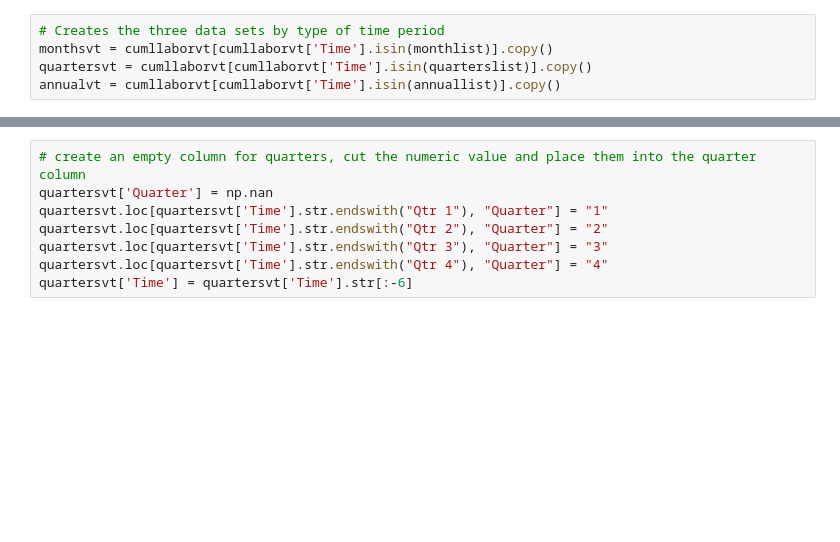
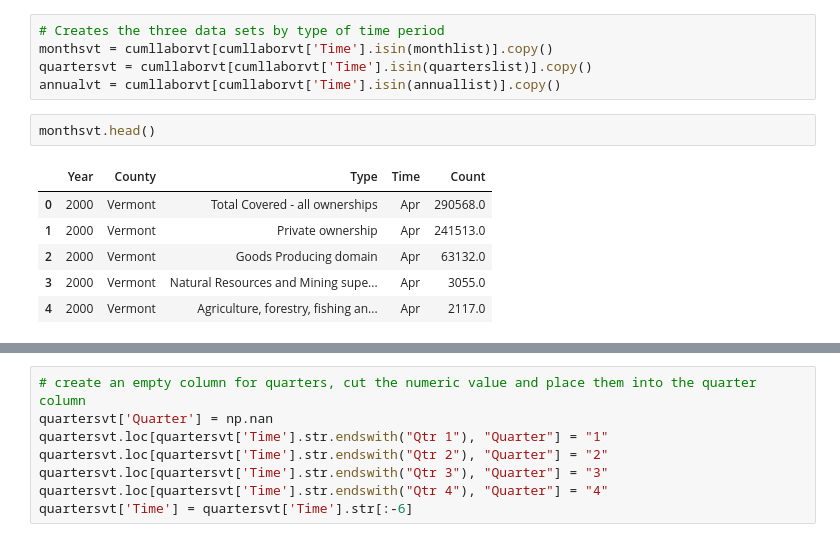
Before and after one commit to kefortney/Labor-Ind-Sect-State-County-2000-2017, a Jupyter notebook: 2. Transformation to Tidy Data Structure.ipynb, the cells around one changed output, grey strips where cells are left out. Cells and saved outputs as stored; diff of their text form; blank space fills up the shorter version.

```diff
--- a/2. Transformation to Tidy Data Structure.ipynb
+++ b/2. Transformation to Tidy Data Structure.ipynb
@@ -174,3 +245,12 @@ cumllaborvt['Count'] = pd.to_numeric(cumllaborvt['Count'])
 monthsvt = cumllaborvt[cumllaborvt['Time'].isin(monthlist)].copy()
 quartersvt = cumllaborvt[cumllaborvt['Time'].isin(quarterslist)].copy()
 annualvt = cumllaborvt[cumllaborvt['Time'].isin(annuallist)].copy()
+# %%
+monthsvt.head()
+# %% [output]
+|  | Year | County | Type | Time | Count |
+| 0 | 2000 | Vermont | Total Covered - all ownerships | Apr | 290568.0 |
+| 1 | 2000 | Vermont | Private ownership | Apr | 241513.0 |
+| 2 | 2000 | Vermont | Goods Producing domain | Apr | 63132.0 |
+| 3 | 2000 | Vermont | Natural Resources and Mining supe... | Apr | 3055.0 |
+| 4 | 2000 | Vermont | Agriculture, forestry, fishing an... | Apr | 2117.0 |
```
Also changed, not shown: parts of 35 cells of this notebook, 10 other files.
